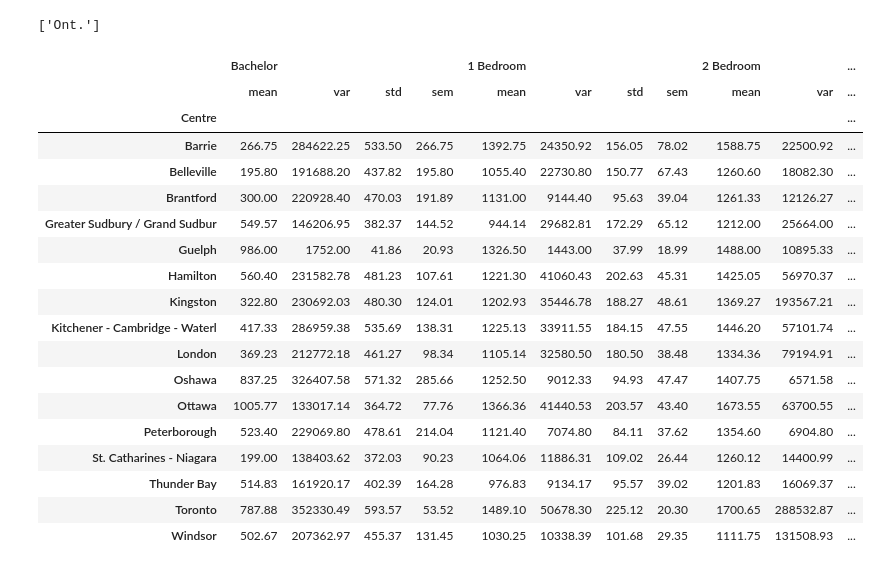
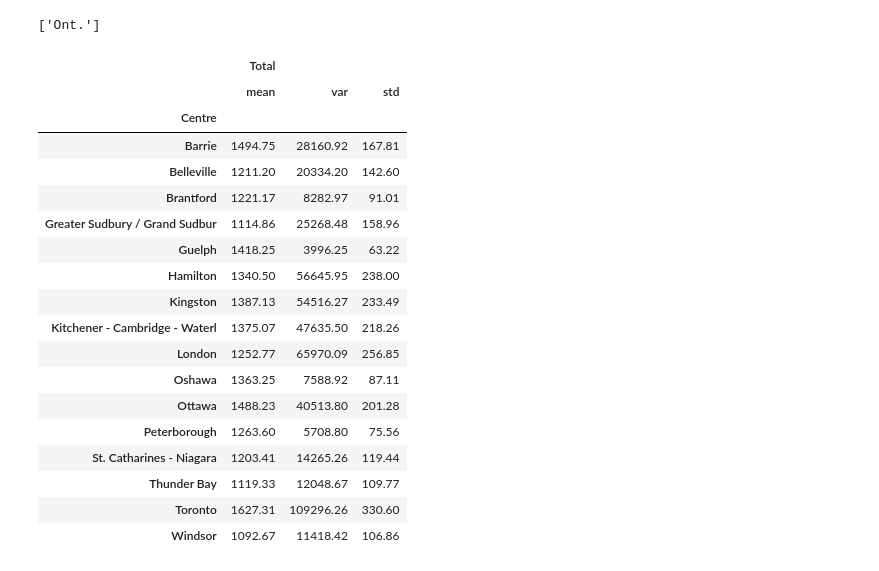
Before and after one commit to joshi-swetam/Rental-Market-Analysis-Project-one, a Jupyter notebook: Ontario stats summary.ipynb, the cells around one changed output. Cells and saved outputs as stored; diff of their text form; code cells hidden in the pictures.

```diff
--- a/Ontario stats summary.ipynb
+++ b/Ontario stats summary.ipynb
@@ -78,25 +80,25 @@ Province
 ['Ont.']
 # %%
 # Using the aggregation method, to produce the summary statistics in a single line for all bedrooms in Ontario
-Centre_df= df_Ontario.groupby(['Centre'])[["Bachelor ",'1 Bedroom', '2 Bedroom', '3 Bedroom +',"Total "]].agg(['mean', 'var', 'std', 'sem'])
+Centre_df= df_Ontario.groupby(['Centre'])[["Total "]].agg(['mean', 'var', 'std'])
 Centre_df.round(2)
 # %% [output]
-|  | Bachelor |  |  |  | 1 Bedroom |  |  |  | 2 Bedroom |  | ... |
-|  | mean | var | std | sem | mean | var | std | sem | mean | var | ... |
-| Centre |  |  |  |  |  |  |  |  |  |  | ... |
-| Barrie | 266.75 | 284622.25 | 533.50 | 266.75 | 1392.75 | 24350.92 | 156.05 | 78.02 | 1588.75 | 22500.92 | ... |
-| Belleville | 195.80 | 191688.20 | 437.82 | 195.80 | 1055.40 | 22730.80 | 150.77 | 67.43 | 1260.60 | 18082.30 | ... |
-| Brantford | 300.00 | 220928.40 | 470.03 | 191.89 | 1131.00 | 9144.40 | 95.63 | 39.04 | 1261.33 | 12126.27 | ... |
-| Greater Sudbury / Grand Sudbur | 549.57 | 146206.95 | 382.37 | 144.52 | 944.14 | 29682.81 | 172.29 | 65.12 | 1212.00 | 25664.00 | ... |
-| Guelph | 986.00 | 1752.00 | 41.86 | 20.93 | 1326.50 | 1443.00 | 37.99 | 18.99 | 1488.00 | 10895.33 | ... |
-| Hamilton | 560.40 | 231582.78 | 481.23 | 107.61 | 1221.30 | 41060.43 | 202.63 | 45.31 | 1425.05 | 56970.37 | ... |
-| Kingston | 322.80 | 230692.03 | 480.30 | 124.01 | 1202.93 | 35446.78 | 188.27 | 48.61 | 1369.27 | 193567.21 | ... |
-| Kitchener - Cambridge - Waterl | 417.33 | 286959.38 | 535.69 | 138.31 | 1225.13 | 33911.55 | 184.15 | 47.55 | 1446.20 | 57101.74 | ... |
-| London | 369.23 | 212772.18 | 461.27 | 98.34 | 1105.14 | 32580.50 | 180.50 | 38.48 | 1334.36 | 79194.91 | ... |
-| Oshawa | 837.25 | 326407.58 | 571.32 | 285.66 | 1252.50 | 9012.33 | 94.93 | 47.47 | 1407.75 | 6571.58 | ... |
-| Ottawa | 1005.77 | 133017.14 | 364.72 | 77.76 | 1366.36 | 41440.53 | 203.57 | 43.40 | 1673.55 | 63700.55 | ... |
-| Peterborough | 523.40 | 229069.80 | 478.61 | 214.04 | 1121.40 | 7074.80 | 84.11 | 37.62 | 1354.60 | 6904.80 | ... |
-| St. Catharines - Niagara | 199.00 | 138403.62 | 372.03 | 90.23 | 1064.06 | 11886.31 | 109.02 | 26.44 | 1260.12 | 14400.99 | ... |
-| Thunder Bay | 514.83 | 161920.17 | 402.39 | 164.28 | 976.83 | 9134.17 | 95.57 | 39.02 | 1201.83 | 16069.37 | ... |
-| Toronto | 787.88 | 352330.49 | 593.57 | 53.52 | 1489.10 | 50678.30 | 225.12 | 20.30 | 1700.65 | 288532.87 | ... |
-| Windsor | 502.67 | 207362.97 | 455.37 | 131.45 | 1030.25 | 10338.39 | 101.68 | 29.35 | 1111.75 | 131508.93 | ... |
+|  | Total |  |  |
+|  | mean | var | std |
+| Centre |  |  |  |
+| Barrie | 1494.75 | 28160.92 | 167.81 |
+| Belleville | 1211.20 | 20334.20 | 142.60 |
+| Brantford | 1221.17 | 8282.97 | 91.01 |
+| Greater Sudbury / Grand Sudbur | 1114.86 | 25268.48 | 158.96 |
+| Guelph | 1418.25 | 3996.25 | 63.22 |
+| Hamilton | 1340.50 | 56645.95 | 238.00 |
+| Kingston | 1387.13 | 54516.27 | 233.49 |
+| Kitchener - Cambridge - Waterl | 1375.07 | 47635.50 | 218.26 |
+| London | 1252.77 | 65970.09 | 256.85 |
+| Oshawa | 1363.25 | 7588.92 | 87.11 |
+| Ottawa | 1488.23 | 40513.80 | 201.28 |
+| Peterborough | 1263.60 | 5708.80 | 75.56 |
+| St. Catharines - Niagara | 1203.41 | 14265.26 | 119.44 |
+| Thunder Bay | 1119.33 | 12048.67 | 109.77 |
+| Toronto | 1627.31 | 109296.26 | 330.60 |
+| Windsor | 1092.67 | 11418.42 | 106.86 |
```
Also changed, not shown: parts of 6 cells of this notebook, 2 other files.
